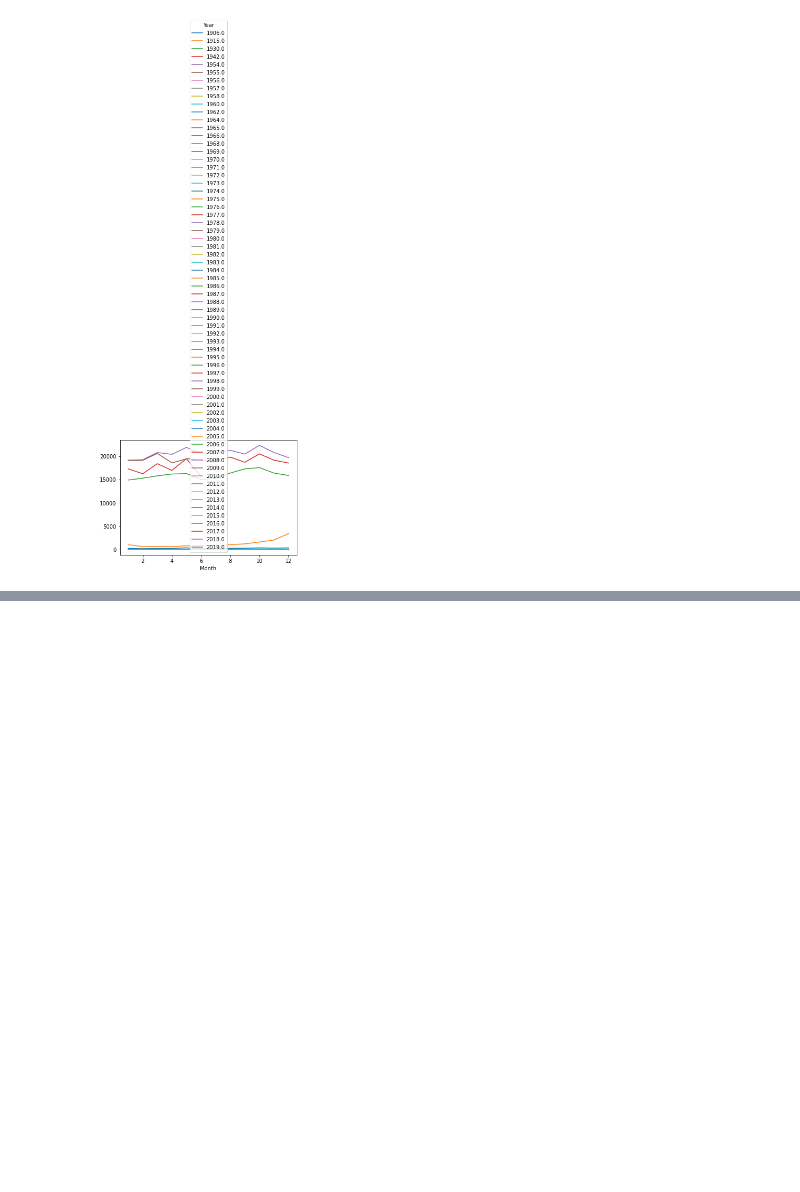
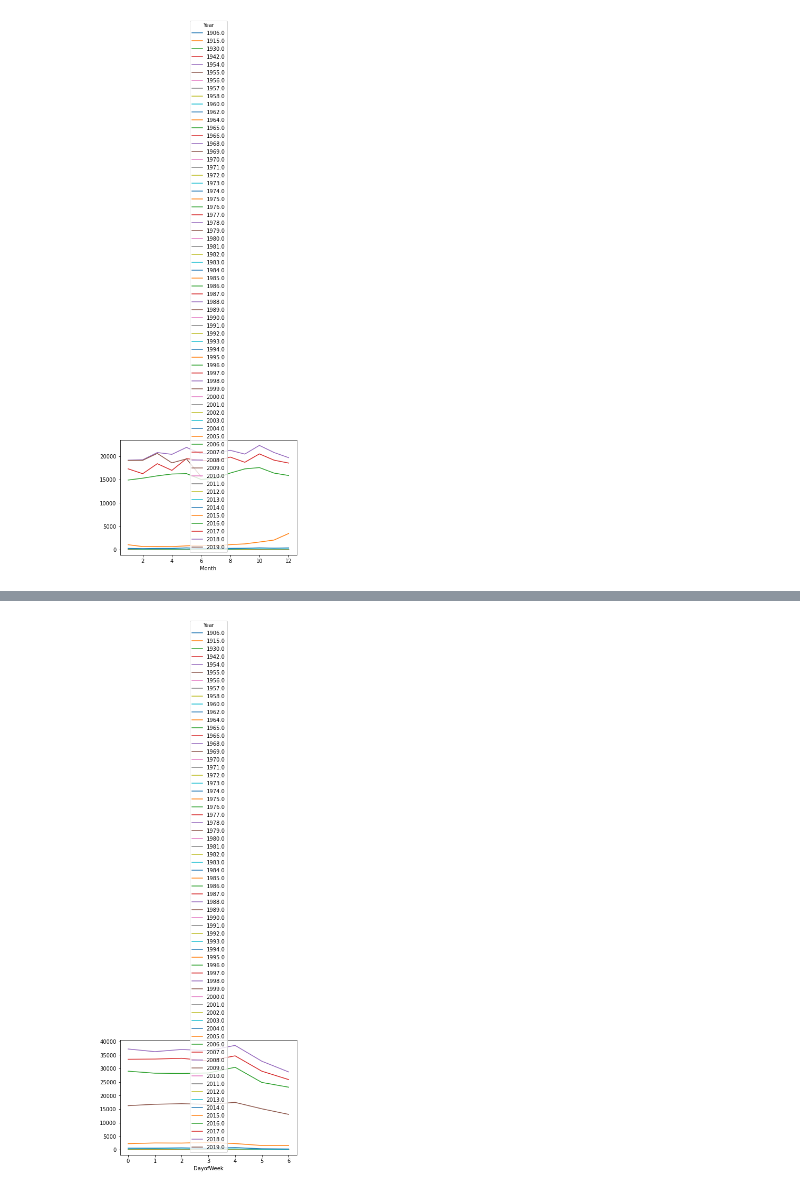
Before and after one commit to Eduardo-Coyto/ML-UTEC-4Geeks, a Jupyter notebook: DataSet Crimes_4GKS.ipynb, the cells around one changed output, grey strips where cells are left out. Cells and saved outputs as stored; diff of their text form; code cells hidden in the pictures; blank space fills up the shorter version.

```diff
--- a/DataSet Crimes_4GKS.ipynb
+++ b/DataSet Crimes_4GKS.ipynb
@@ -236,0 +277,5 @@ df.groupby([df['fecha_hechos'].dt.year.rename('Year'), df['fecha_hechos'].dt.mon
+# %%
+df.groupby([df['fecha_hechos'].dt.year.rename('Year'), df['fecha_hechos'].dt.dayofweek.rename('DayofWeek')]).size().unstack('Year').plot()
+plt.show()
+# %% [output]
+[figure, added]
```
Also changed, not shown: parts of 3 cells of this notebook.
